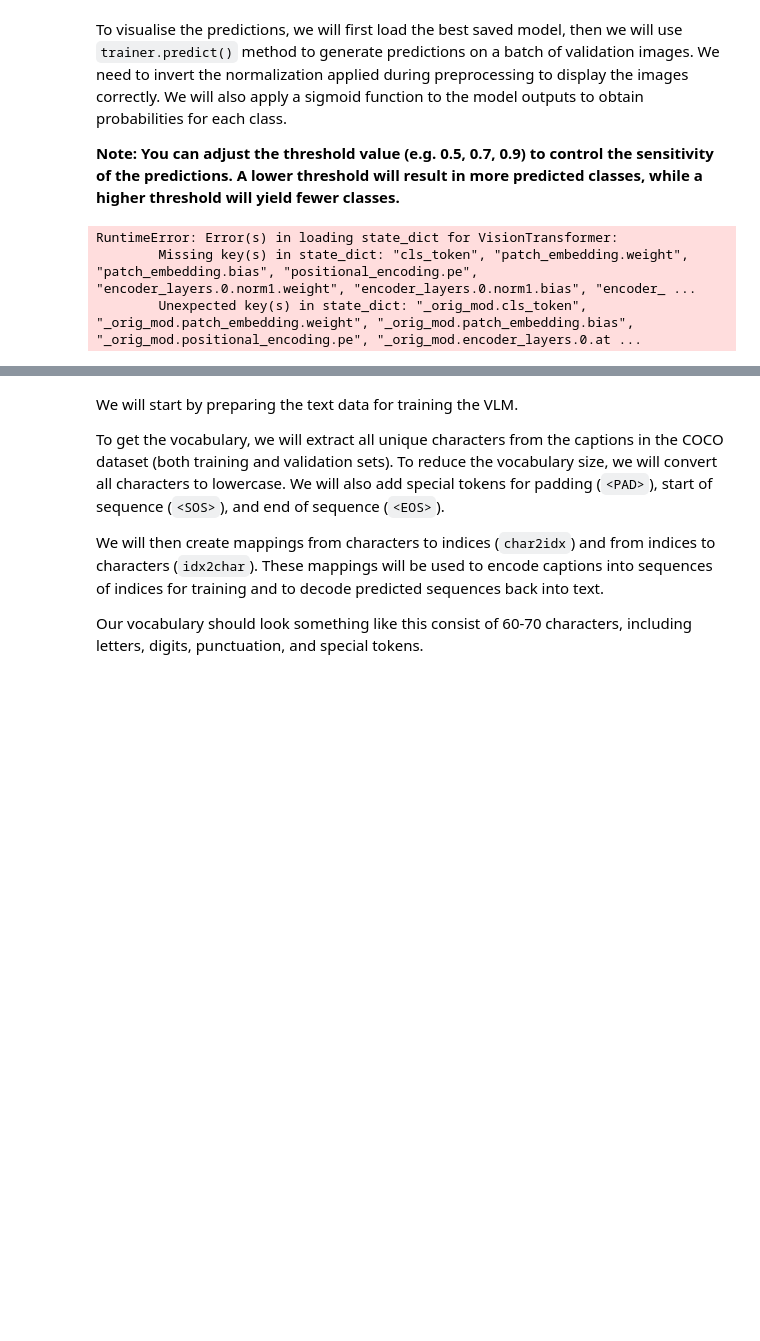
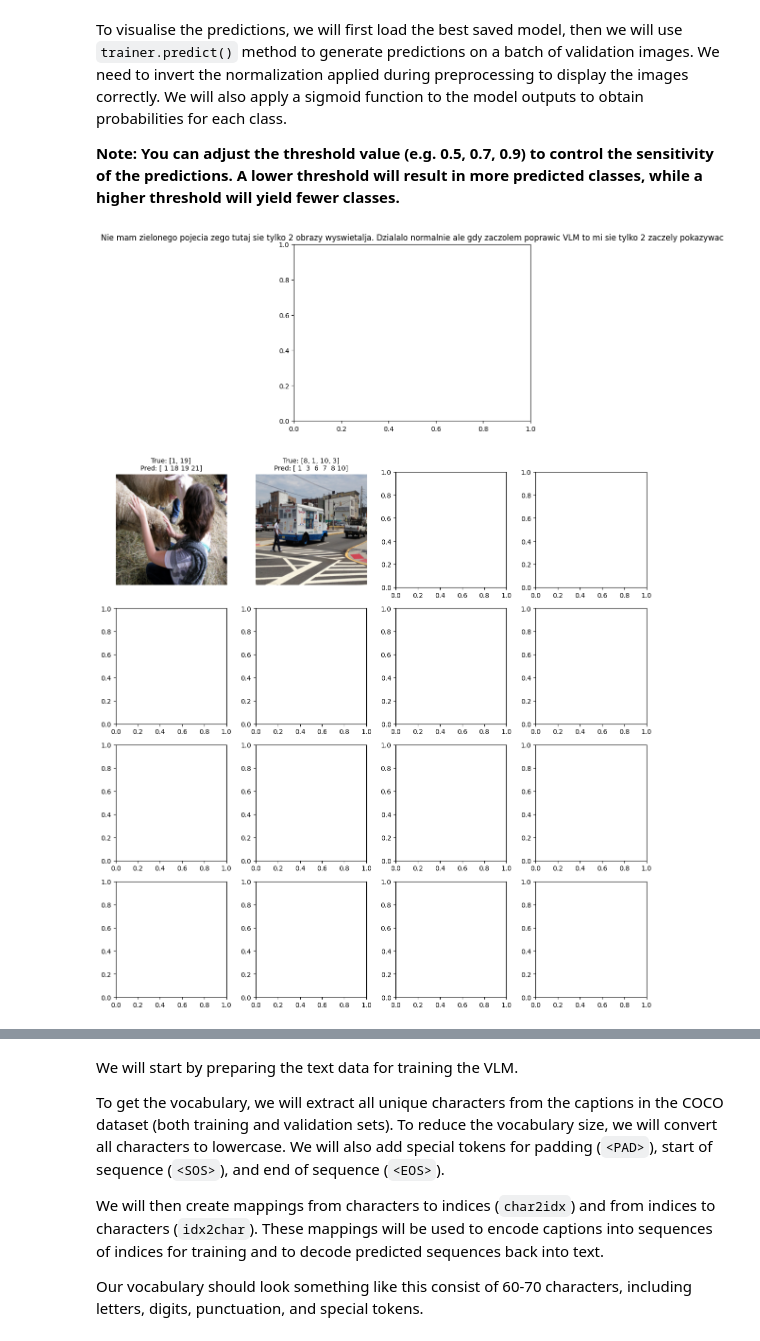
Before and after one commit to PaprykVegee/AiR_ISS, a Jupyter notebook: sem2/DSN/lab4/vit/vit_todo.ipynb, the cells around one changed output, grey strips where cells are left out. Cells and saved outputs as stored; diff of their text form; code cells hidden in the pictures; blank space fills up the shorter version.

```diff
--- a/sem2/DSN/lab4/vit/vit_todo.ipynb
+++ b/sem2/DSN/lab4/vit/vit_todo.ipynb
@@ -1028,40 +1001,40 @@ To visualise the predictions, we will first load the best saved model, then we w
 
 **Note: You can adjust the threshold value (e.g. 0.5, 0.7, 0.9) to control the sensitivity of the predictions. A lower threshold will result in more predicted classes, while a higher threshold will yield fewer classes.**
 # %%
-state_dict = torch.load("sem2/DSN/lab4/vit/weights/best_vit_model.pth")
+state_dict = torch.load("best_vit_model.pth")
 
 #new_state_dict = {k.replace("_orig_mod.", ""): v for k, v in state_dict.items()}
 
 trainer.model.load_state_dict(state_dict)
 
 outputs, categories, images = trainer.predict()
 
 # Visualize some predictions
 inv_normalize = transforms.Normalize(
     mean=[-0.485 / 0.229, -0.456 / 0.224, -0.406 / 0.225],
     std=[1 / 0.229, 1 / 0.224, 1 / 0.225]
 )
+plt.title("Nie mam zielonego pojecia zego tutaj sie tylko 2 obrazy wyswietalja. Dzialalo normalnie ale gdy zaczolem poprawic VLM to mi sie tylko 2 zaczely pokazywac")
+fig, axes = plt.subplots(4, 4, figsize=(12, 12))
 
-fig, axes = plt.subplots(4, 4, figsize=(12, 12))
 for i, ax in enumerate(axes.flat):
     if i >= len(images):
         break
     img = inv_normalize(images[i]).cpu().numpy().transpose(1, 2, 0)
     img = np.clip(img, 0, 1)
     ax.imshow(img)
     ax.axis('off')
     true_cats = categories[i]
     pred_probs = torch.sigmoid(outputs[i]).detach().cpu().numpy()
     pred_cat_indices = np.where(pred_probs > 0.75)[0]
     ax.set_title(f"True: {true_cats}\nPred: {pred_cat_indices}", fontsize=10)
+
 plt.tight_layout()
+
 plt.show()
-
-print(model.encoder_layers[0].ff[0].weight)
 # %% [output]
-RuntimeError: Error(s) in loading state_dict for VisionTransformer:
-        Missing key(s) in state_dict: "cls_token", "patch_embedding.weight", "patch_embedding.bias", "positional_encoding.pe", "encoder_layers.0.norm1.weight", "encoder_layers.0.norm1.bias", "encoder_ ...
-        Unexpected key(s) in state_dict: "_orig_mod.cls_token", "_orig_mod.patch_embedding.weight", "_orig_mod.patch_embedding.bias", "_orig_mod.positional_encoding.pe", "_orig_mod.encoder_layers.0.at ...
+[figure, added]
+[figure, added]
 # %% [markdown]
 # Part 2 - Visual Language Model (VLM)
 
```
Also changed, not shown: parts of 17 cells of this notebook, 12 other files.
